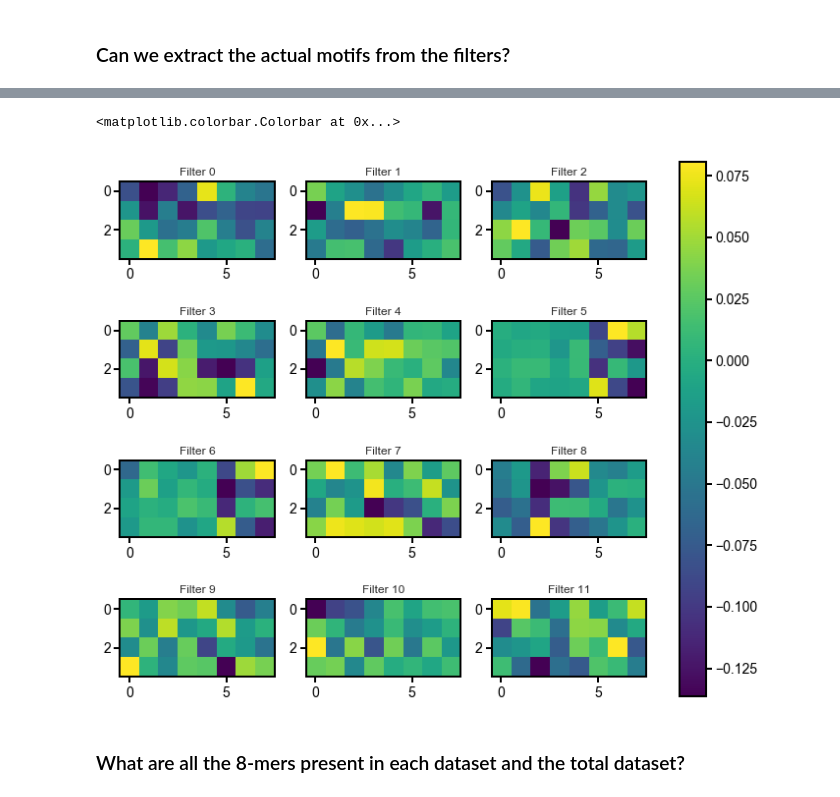
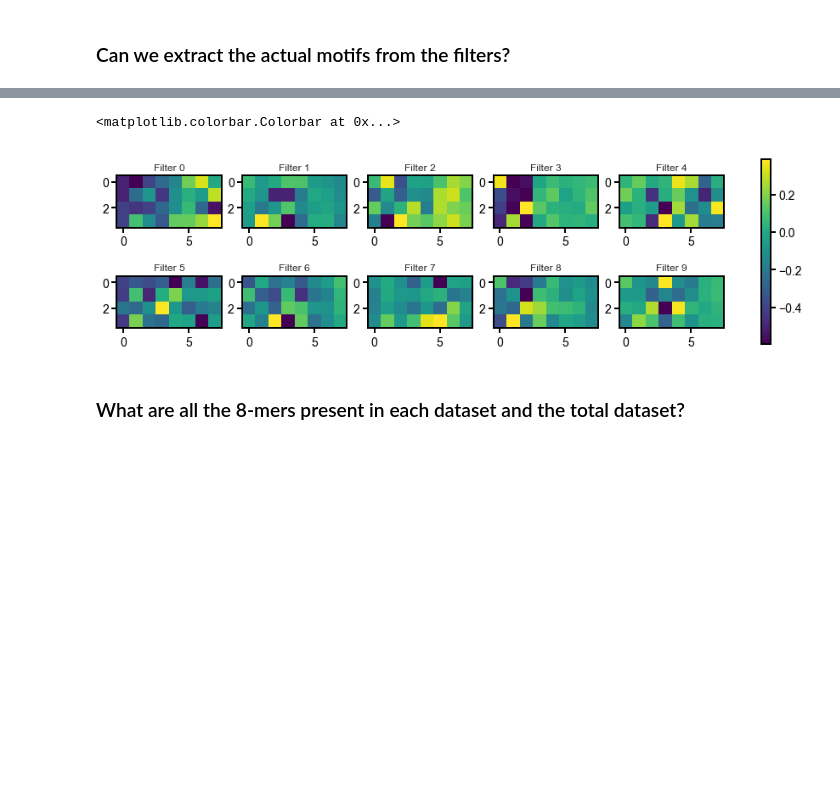
Before and after one commit to laueste/human_5utr_modeling, a Jupyter notebook: modeling/2_training_MRL_CNN.ipynb, the cells around one changed output, grey strips where cells are left out. Cells and saved outputs as stored; diff of their text form; code cells hidden in the pictures; blank space fills up the shorter version.

```diff
--- a/modeling/training_MRL_CNN.ipynb
+++ b/modeling/2_training_MRL_CNN.ipynb
@@ -282,7 +306,7 @@ for i in range(len(x)):
 # %% [markdown]
 ### Can we extract the actual motifs from the filters?
 # %%
-NFILTERS = 120
+NFILTERS = 10
 filters = [x[0][:,:,i] for i in range(NFILTERS)] #layer 1 filters
 df_example = pd.DataFrame(data=filters[0])
 df_example = df_example.transpose(copy=True)
@@ -296,0 +329,8 @@ Text(0.5,1,'First Filter Visualized')
+# %%
+# Normalize to -1.0 +1.0 range
+nfilters = filters/np.max(np.abs(filters))
+# %%
+A = [ np.array([p[0] for p in f ]) for f in nfilters ]
+C = [ np.array([p[1] for p in f ]) for f in nfilters ]
+G = [ np.array([p[2] for p in f ]) for f in nfilters ]
+T = [ np.array([p[3] for p in f ]) for f in nfilters ]
@@ -296,0 +366,20 @@ Text(0.5,1,'First Filter Visualized')
+# %%
+index = np.arange(8) #8 BP WINDOW
+fig,axes = plt.subplots(nrows=5,ncols=2,figsize=(14,22)) #TEN FILTERS
+for r in range(5):
+    for c in range(2):
+        i = (r*2) + c
+        ax = axes[r][c]
+        filterGrid = np.array([A[i],C[i],G[i],T[i]])
+        botGrid = compute_stacked_bot_grid(filterGrid)
+        # Format so that the negatives and positives don't add together, but stay as independent bars
+        pA = ax.bar(index,A[i],width=0.8,color='g',label='A',bottom=botGrid[0])
+        pC = ax.bar(index,C[i],width=0.8,color='b',label='C',bottom=botGrid[1])
+        pG = ax.bar(index,G[i],width=0.8,color='orange',label='G',bottom=botGrid[2])
+        pT = ax.bar(index,T[i],width=0.8,color='r',label='T',bottom=botGrid[3])
+        ax.set_xticklabels(['1','2','3','4','5','6','7','8'])
+        ax.axhline(y=0,color='k')
+        ax.set_xticks(np.arange(8))
+        ax.set_ylabel("Normalized Weight")
+        ax.set_title("Filter "+str(i))
+        ax.legend()
@@ -324,17 +407,17 @@ for i in range(NFILTERS):
         top_filters.append({'index':i,'filter':filters[i]})
 # %%
-fig,axes = plt.subplots(ncols=3,nrows=4,figsize=(12,10))
+fig,axes = plt.subplots(ncols=5,nrows=2,figsize=(16,4))
 #fig,axes = plt.subplots(ncols=4,nrows=1,figsize=(12,4))
-for j,d in enumerate(top_filters[:12]):
-    ax = axes[j/3,j%3]
+for j,f in enumerate(filters):
+    ax = axes[j/5,j%5]
     #ax = axes[j]
-    data = np.transpose(d['filter'])
+    data = np.transpose(f)
     p = ax.imshow(data,cmap='viridis') #bp position along the bottom, A/T/G/C along y axis
-    ax.set_title("Filter "+str(d['index']))
+    ax.set_title("Filter "+str(j))
 fig.colorbar(p, ax=axes)
 # %% [output]
 <matplotlib.colorbar.Colorbar at 0x...>
-[figure, old version]
+[figure, new version]
 # %% [markdown]
 ### What are all the 8-mers present in each dataset and the total dataset?
 # %%
```
Also changed, not shown: parts of 29 cells of this notebook, 7 other files.
